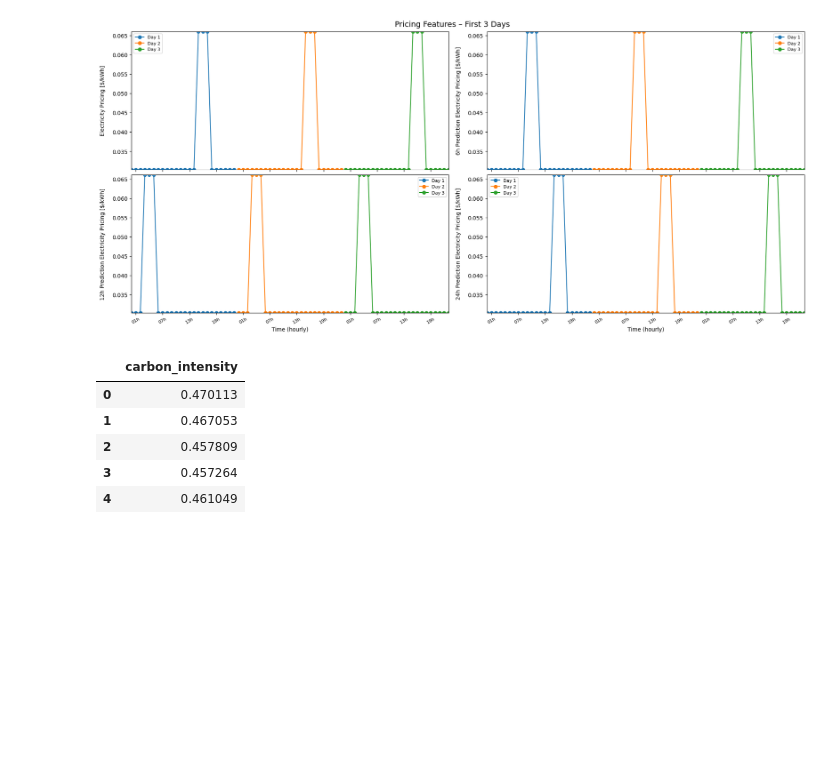
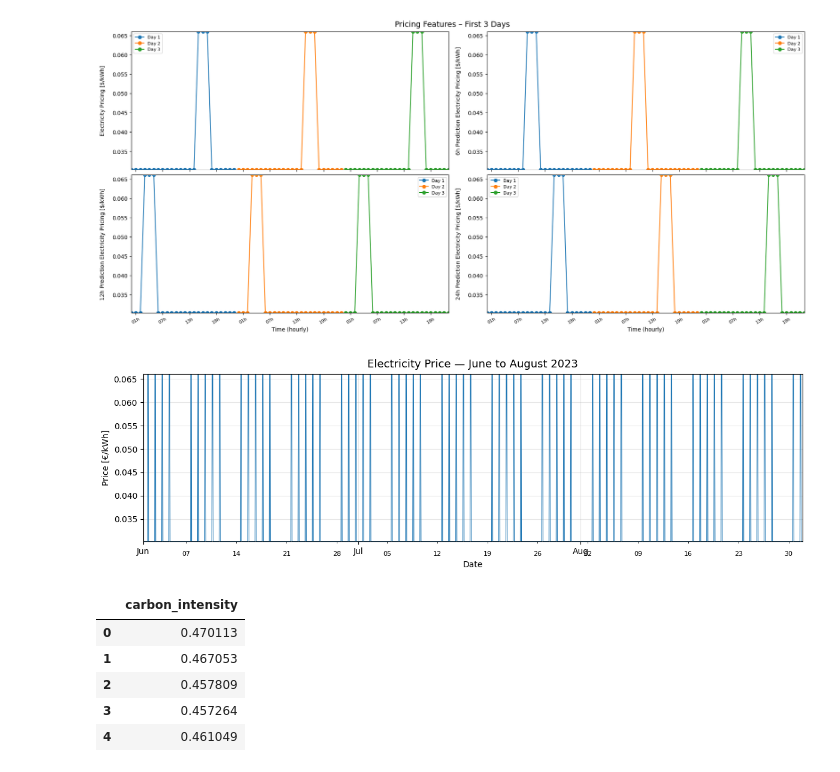
Before and after one commit to EacyCoding/ExplainableRLBatteryControl, a Jupyter notebook: examples/data_visualization.ipynb, the cells around one changed output. Drawn from its saved outputs; the diff is of its cells as text; code cells hidden in the pictures; blank space fills up the shorter version.

```diff
--- a/examples/data_visualization.ipynb
+++ b/examples/data_visualization.ipynb
@@ -488,6 +465,46 @@ for ax in axs[1]:
 plt.show()
 # %% [output]
 [figure]
+# %%
+import pandas as pd
+import matplotlib.pyplot as plt
+import matplotlib.dates as mdates
+
+# Ensure hourly datetime index for June–August 2023
+pricing_data.index = pd.date_range(
+    start='2023-06-01 00:00',
+    periods=len(pricing_data),
+    freq='H'
+)
+
+price_col = next(
+    (c for c in ['electricity_pricing', 'price', 'tariff', 'Price', 'pricing'] if c in pricing_data.columns),
+    None
+)
+if price_col is None:
+    raise KeyError(f"No price column found in {pricing_data.columns.tolist()}")
+
+start, end = pd.Timestamp('2023-06-01'), pd.Timestamp('2023-08-31 23:00')
+price = pricing_data.loc[start:end, price_col]
+
+# Plot
+fig, ax = plt.subplots(figsize=(12, 3.8))
+ax.plot(price.index, price.values, linewidth=0.8)
+ax.set_title('Electricity Price — June to August 2023', fontsize=13, pad=8)
+ax.set_ylabel('Price [€/kWh]')
+ax.set_xlabel('Date')
+ax.xaxis.set_major_locator(mdates.MonthLocator())
+ax.xaxis.set_major_formatter(mdates.DateFormatter('%b'))
+ax.xaxis.set_minor_locator(mdates.DayLocator(interval=7))
+ax.xaxis.set_minor_formatter(mdates.DateFormatter('%d'))
+ax.tick_params(axis='x', which='major', labelsize=10)
+ax.tick_params(axis='x', which='minor', labelsize=8, rotation=0, pad=10)
+ax.grid(True, alpha=0.3)
+
+plt.tight_layout()
+plt.show()
+# %% [output]
+[figure, added]
 # %%
 # Carbon Intensity
 filename = schema['buildings'][building_name]['carbon_intensity']
```
Also changed, not shown: parts of 7 cells of this notebook, 20 other files.
